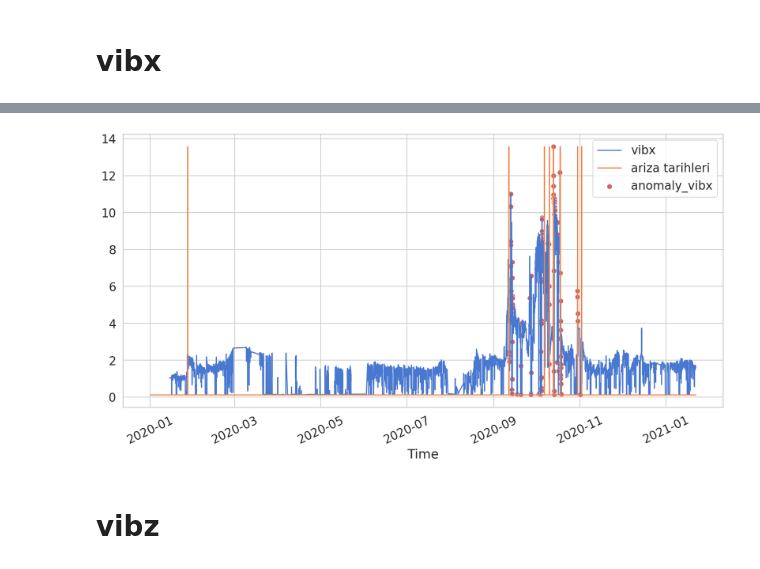
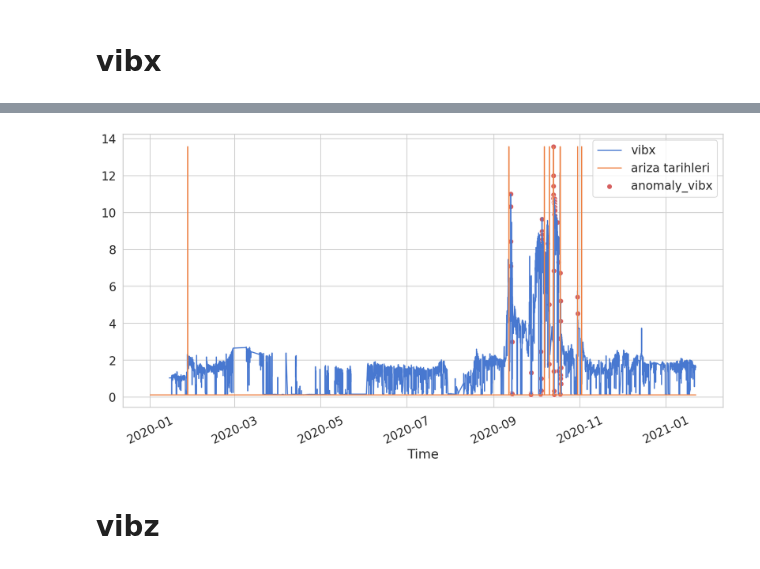
Before and after one commit to MustafaBozkurt84/predictive-maintanance-LSTM, a Jupyter notebook: lstm_univariate_timeseries_anomaly.ipynb, the cells around one changed output, grey strips where cells are left out. Drawn from its saved outputs; the diff is of its cells as text; code cells hidden in the pictures.

```diff
--- a/lstm_univariate_timeseries_anomaly.ipynb
+++ b/lstm_univariate_timeseries_anomaly.ipynb
@@ -160,7 +160,7 @@ def loss_and_threshold_value_plot():
 def train_mae_loss():
     sns.distplot(train_mae_loss, bins=50, kde=True);
 # %%
-def anomaly_plot(test,anomalies,col=col):
+def anomaly_plot(test,anomalies,col):
     ariza_tarihleri_plot= []
     for i in [str(a) for a in data["Time"]]:
           if i not in [str(b) for b in ariza_tarihleri]:
@@ -198,7 +198,7 @@ total_anomalies = pd.DataFrame()
 # %% [markdown]
 # vibx
 # %%
-anomalies,anomalies_train,test,train,test_score_df,test_mae_loss,train_mae_loss,history,TIME_STEPS,col,scaler= lstm_anomaly(df,col="vibx",date="2021-01-10 04:00:00", time_step=20, threshold=1.5)
+anomalies,anomalies_train,test,train,test_score_df,test_mae_loss,train_mae_loss,history,TIME_STEPS,col,scaler= lstm_anomaly(df,col="vibx",date="2021-01-10 04:00:00", time_step=20, threshold=2)
 anomalyy= anomalies.reset_index()
 anomalyy["anomaly_count"]=[1 for i in range(anomalies.shape[0])]
 total_anomalies = pd.concat((total_anomalies,anomalyy),axis=0)
@@ -243,5 +243,5 @@ loss_plot()
 # %%
-anomaly_plot(test,anomalies=anomalies)
+anomaly_plot(test,anomalies=anomalies,col="vibx")
 # %% [output]
                          loss  threshold  anomaly      vibx
 Time
@@ -258,4 +258,4 @@ Time
-[figure, old version]
+[figure, new version]
 # %% [markdown]
 # vibz
 # %%
```
Also changed, not shown: parts of 15 cells of this notebook.
